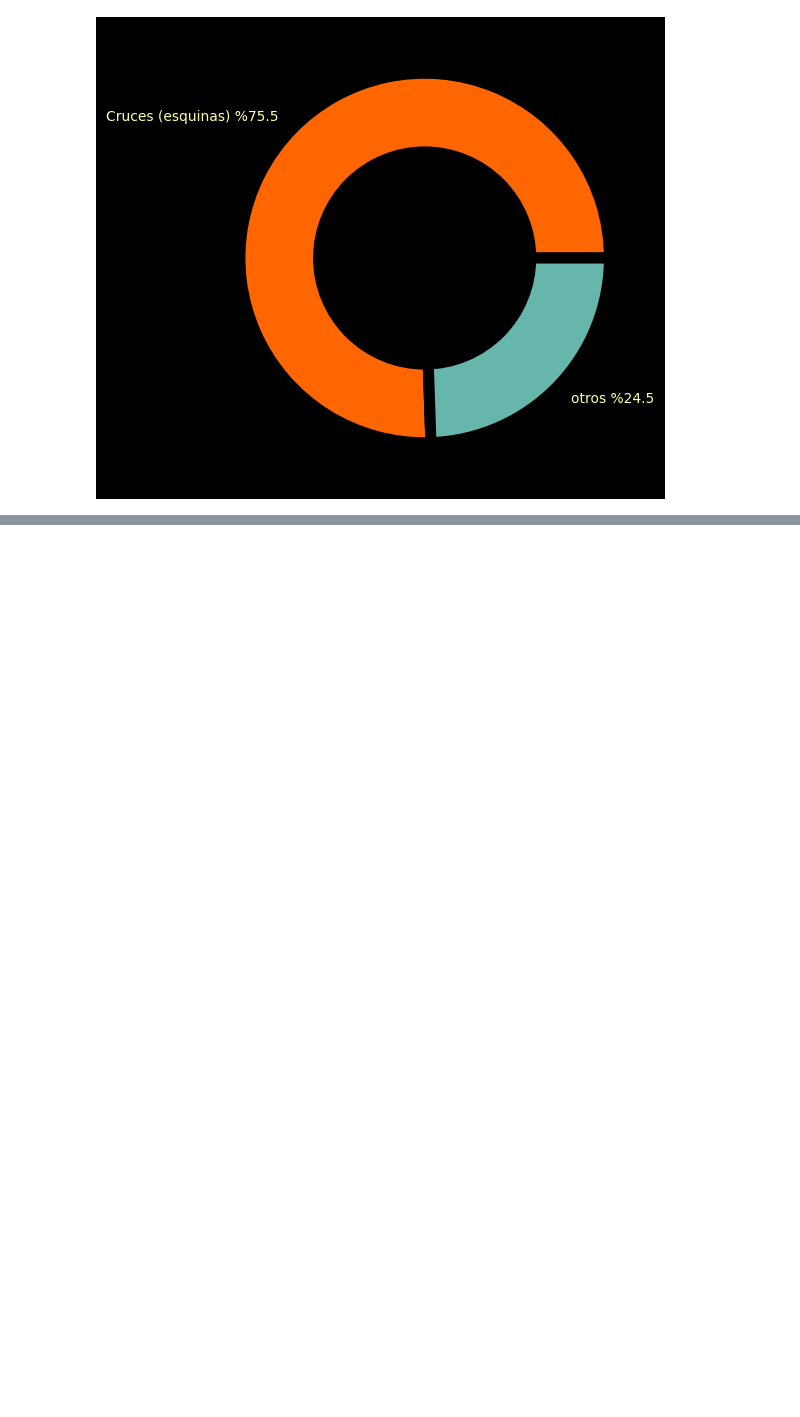
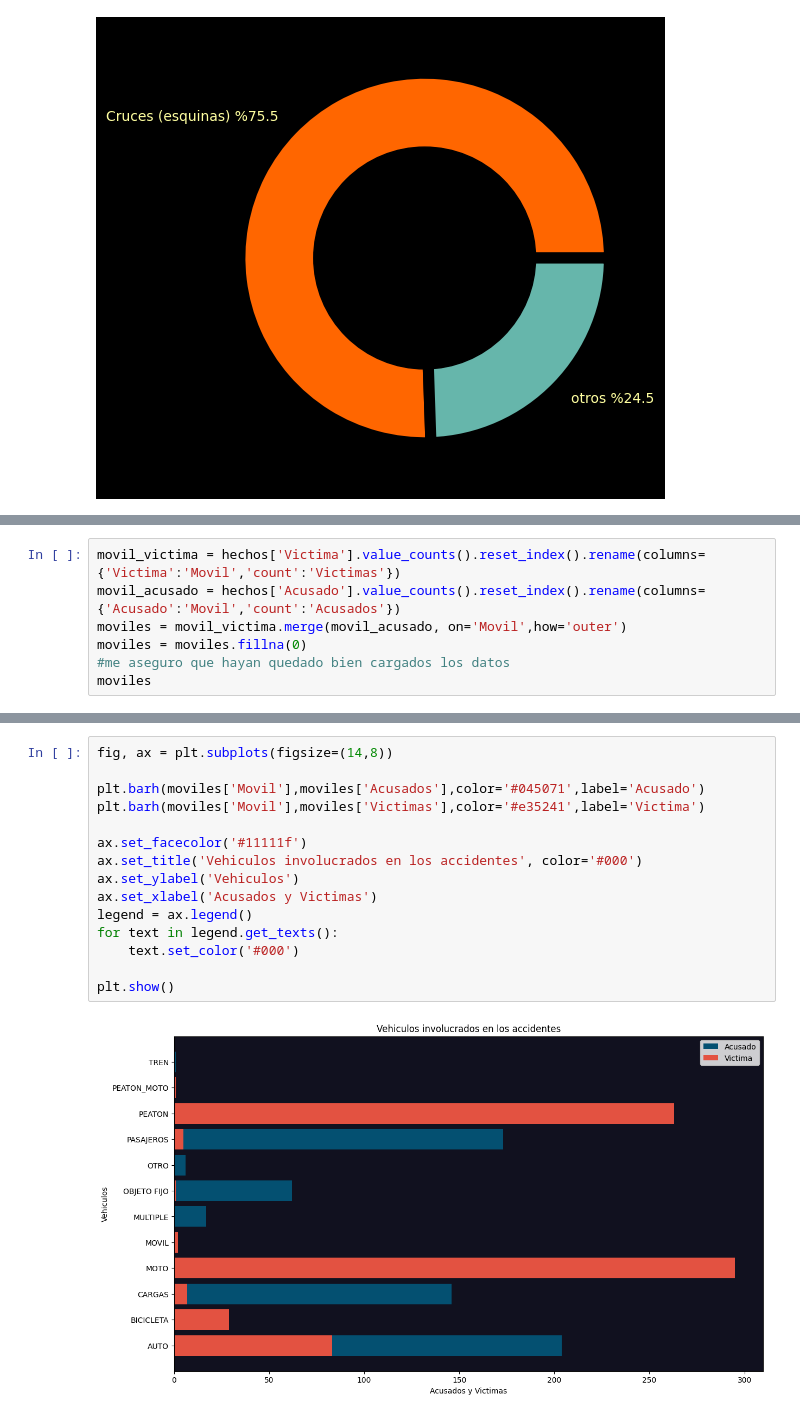
Before and after one commit to matiasbarriosled/PiDa2, a Jupyter notebook: EDA/EDA.ipynb, the cells around one changed output, grey strips where cells are left out. Saved outputs shown, nothing was run; the diff lists cells and outputs as text; blank space fills up the shorter version.

```diff
--- a/EDA/EDA.ipynb
+++ b/EDA/EDA.ipynb
@@ -252,0 +276,7 @@ plt.show
+# %%
+movil_victima = hechos['Victima'].value_counts().reset_index().rename(columns={'Victima':'Movil','count':'Victimas'})
+movil_acusado = hechos['Acusado'].value_counts().reset_index().rename(columns={'Acusado':'Movil','count':'Acusados'})
+moviles = movil_victima.merge(movil_acusado, on='Movil',how='outer')
+moviles = moviles.fillna(0)
+#me aseguro que hayan quedado bien cargados los datos
+moviles
@@ -252,0 +297,17 @@ plt.show
+# %%
+fig, ax = plt.subplots(figsize=(14,8))
+
+plt.barh(moviles['Movil'],moviles['Acusados'],color='#045071',label='Acusado')
+plt.barh(moviles['Movil'],moviles['Victimas'],color='#e35241',label='Victima')
+
+ax.set_facecolor('#11111f')
+ax.set_title('Vehiculos involucrados en los accidentes', color='#000')
+ax.set_ylabel('Vehiculos')
+ax.set_xlabel('Acusados y Victimas')
+legend = ax.legend()
+for text in legend.get_texts():
+    text.set_color('#000')
+
+plt.show()
+# %% [output]
+[figure, added]
```
Also changed, not shown: parts of 13 cells of this notebook, 2 other files.
